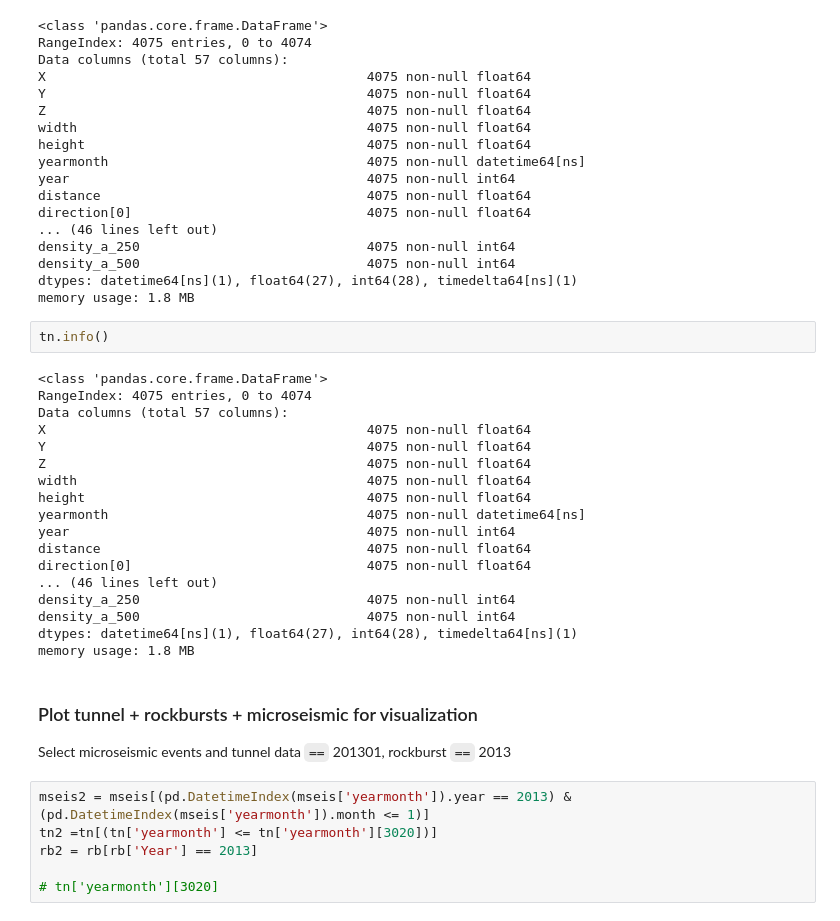
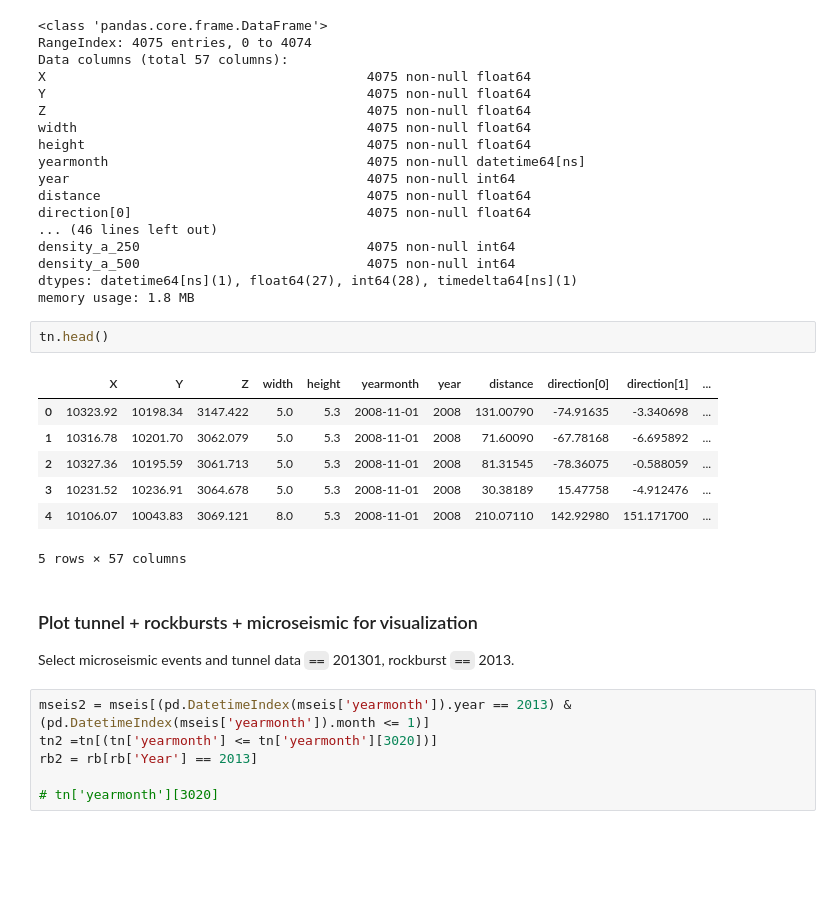
Before and after one commit to hotdogqsl/NRS_RockburstHazardAssessment, a Jupyter notebook: Build database.ipynb, the cells around one changed output. Cells and saved outputs as stored; diff of their text form; blank space fills up the shorter version.

```diff
--- a/Build database.ipynb
+++ b/Build database.ipynb
@@ -658,28 +659,18 @@ density_a_500                             4075 non-null int64
 dtypes: datetime64[ns](1), float64(27), int64(28), timedelta64[ns](1)
 memory usage: 1.8 MB
 # %%
-tn.info()
+tn.head()
 # %% [output]
+|  | X | Y | Z | width | height | yearmonth | year | distance | direction[0] | direction[1] | ... |
+| 0 | 10323.92 | 10198.34 | 3147.422 | 5.0 | 5.3 | 2008-11-01 | 2008 | 131.00790 | -74.91635 | -3.340698 | ... |
+| 1 | 10316.78 | 10201.70 | 3062.079 | 5.0 | 5.3 | 2008-11-01 | 2008 | 71.60090 | -67.78168 | -6.695892 | ... |
+| 2 | 10327.36 | 10195.59 | 3061.713 | 5.0 | 5.3 | 2008-11-01 | 2008 | 81.31545 | -78.36075 | -0.588059 | ... |
+| 3 | 10231.52 | 10236.91 | 3064.678 | 5.0 | 5.3 | 2008-11-01 | 2008 | 30.38189 | 15.47758 | -4.912476 | ... |
+| 4 | 10106.07 | 10043.83 | 3069.121 | 8.0 | 5.3 | 2008-11-01 | 2008 | 210.07110 | 142.92980 | 151.171700 | ... |
-<class 'pandas.core.frame.DataFrame'>
-RangeIndex: 4075 entries, 0 to 4074
-Data columns (total 57 columns):
-X                                         4075 non-null float64
-Y                                         4075 non-null float64
-Z                                         4075 non-null float64
-width                                     4075 non-null float64
-height                                    4075 non-null float64
-yearmonth                                 4075 non-null datetime64[ns]
-year                                      4075 non-null int64
-distance                                  4075 non-null float64
-direction[0]                              4075 non-null float64
-... (46 lines left out)
-density_a_250                             4075 non-null int64
-density_a_500                             4075 non-null int64
-dtypes: datetime64[ns](1), float64(27), int64(28), timedelta64[ns](1)
-memory usage: 1.8 MB
+5 rows × 57 columns
 # %% [markdown]
 ### Plot tunnel + rockbursts + microseismic for visualization
-Select microseismic events and tunnel data `==` 201301, rockburst `==` 2013
+Select microseismic events and tunnel data `==` 201301, rockburst `==` 2013.
 # %%
 mseis2 = mseis[(pd.DatetimeIndex(mseis['yearmonth']).year == 2013) & (pd.DatetimeIndex(mseis['yearmonth']).month <= 1)]
 tn2 =tn[(tn['yearmonth'] <= tn['yearmonth'][3020])]
```
Also changed, not shown: parts of 34 cells of this notebook, 2 other files.
